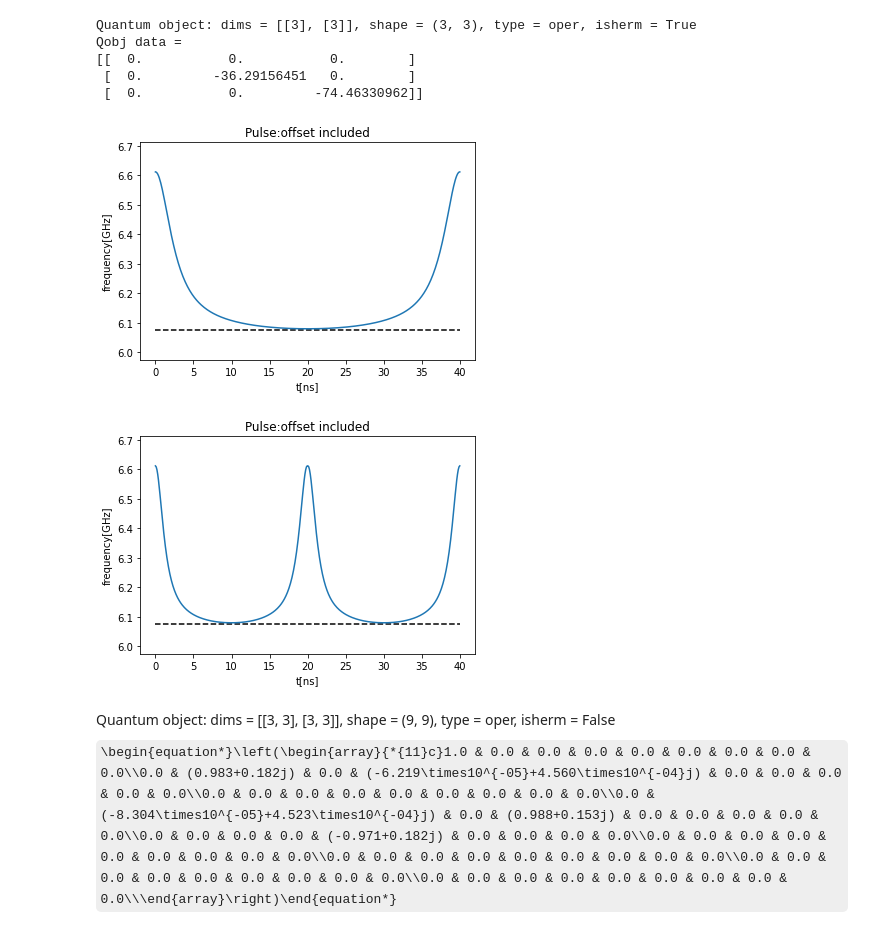
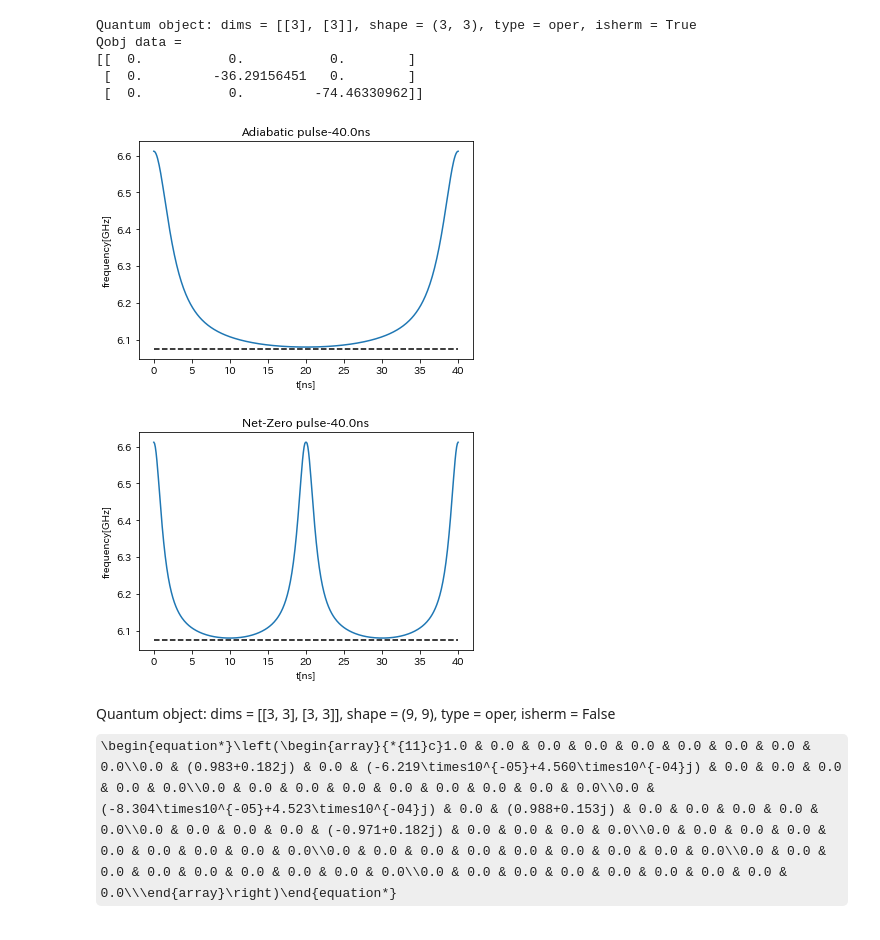
Before and after one commit to SotaIno/CircuitQEDsim, a Jupyter notebook: CZ_Leakage.ipynb, the cells around one changed output. Cells and saved outputs as stored; diff of their text form; code cells hidden in the pictures; some formulas as TeX source.

```diff
--- a/CZ_Leakage.ipynb
+++ b/CZ_Leakage.ipynb
@@ -314,22 +316,22 @@ Qobj data =
 # %%
 Tg_standard = int(1/(2*np.sqrt(2)*J))
 Tg=40
 step=10
 
 pulsesystem=CZpulse(Q1,Q2,J,the_f=0.925,lambda2=0.0725,tg=Tg,steps=step)
 qFreq20 = pulsesystem.qFreq20
 mwamp = 2*pi
-t_list1,adi=pulsesystem.flux_to_pulse(offset=0,pulsetype='Adiabatic',PLOT=True)
-t_list2,net=pulsesystem.flux_to_pulse(offset=0,pulsetype='Net-Zero',PLOT=True)
+t_list1,adi=pulsesystem.current_to_freq(offset=0,pulsetype='Adiabatic',PLOT=True)
+t_list2,net=pulsesystem.current_to_freq(offset=0,pulsetype='Net-Zero',PLOT=True)
 
 #t_list2,nzcurrent=pulsesystem.netzerocurrent(offset=0.01,PLOT=True)
 #t_list3,nzpulse=pulsesystem.flux_to_pulse(offset=0.001,pulsetype='Net-Zero',PLOT=True)
 
 args1 = {'mwamp':mwamp, 'shape':adi, 'steps':step}
 args2 = {'mwamp':mwamp, 'shape':net, 'steps':step}
 # %% [output]
-[figure, old version]
+[figure, new version]
-[figure, old version]
+[figure, new version]
 # %%
 H_on_resonance = Hq1_rot + Hq2_t_ind + Hint + Hq2_t_dep*pulsesystem.qFreq20*(2*pi)
 #H_on_resonance
```
Also changed, not shown: parts of 4 cells of this notebook, 2 other files.
